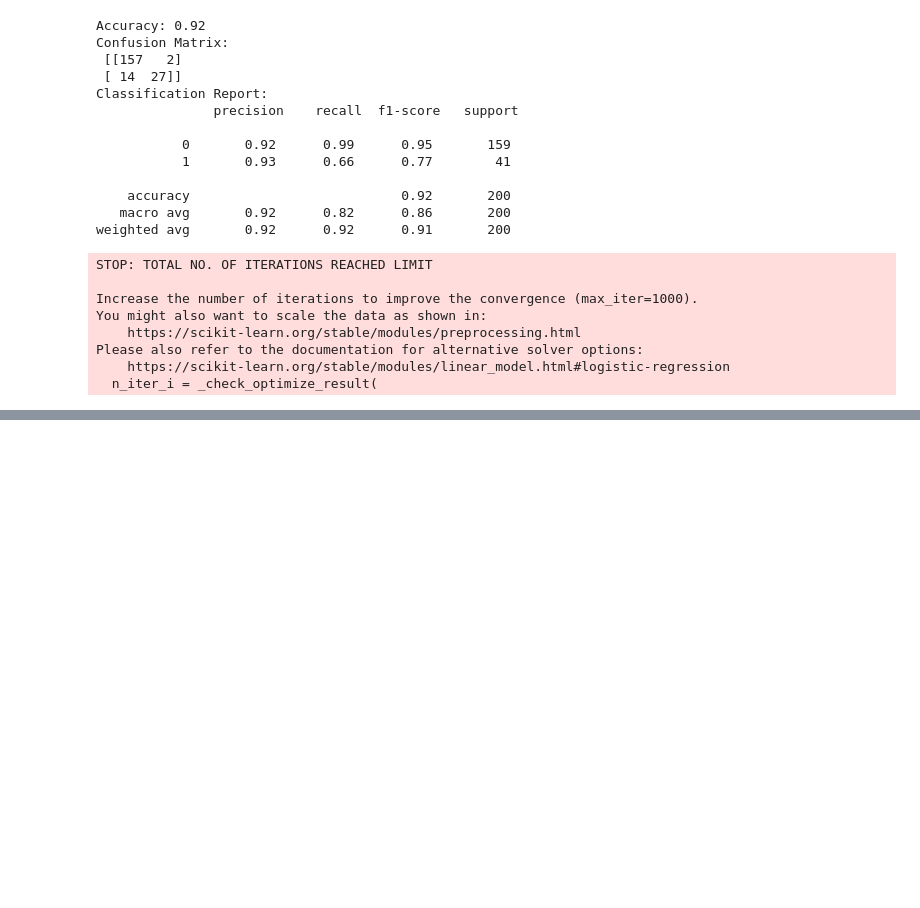
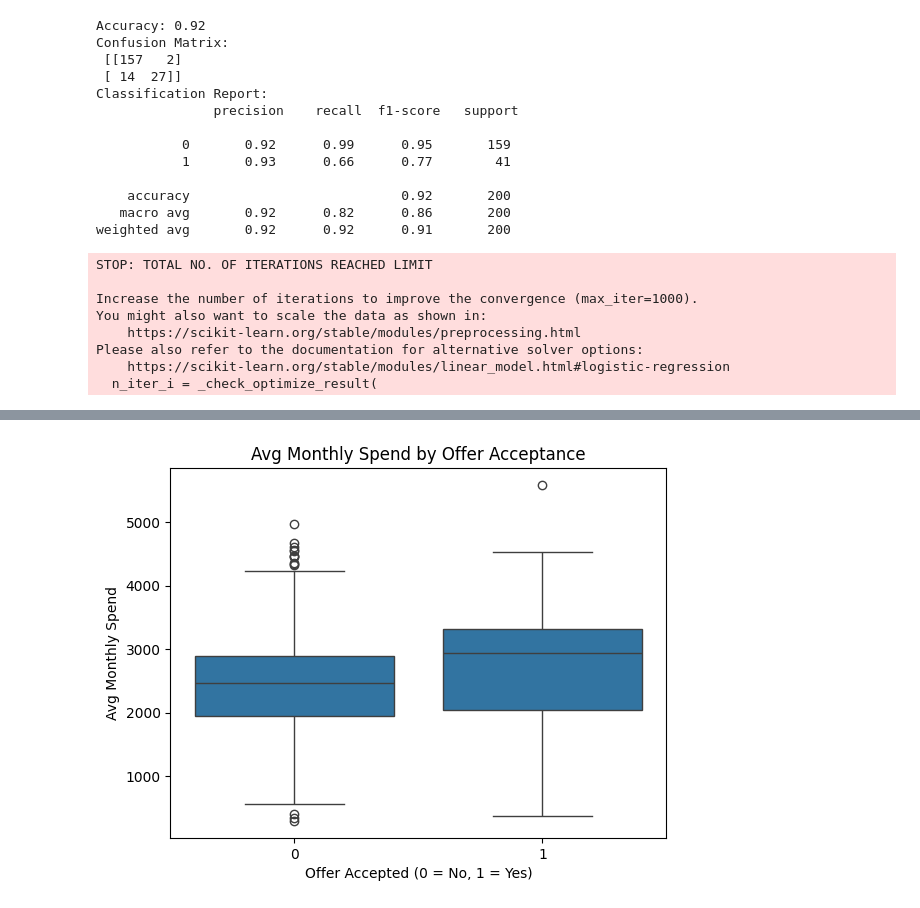
Before and after one commit to Japneet-29/Card-Spend-Analysis, a Jupyter notebook: card_offer_analysis.ipynb, the cells around one changed output, grey strips where cells are left out. Saved outputs shown, nothing was run; the diff lists cells and outputs as text; code cells hidden in the pictures; blank space fills up the shorter version.

```diff
--- a/card_offer_analysis.ipynb
+++ b/card_offer_analysis.ipynb
@@ -63,0 +74,8 @@ plt.show()
+# %%
+sns.boxplot(data=df, x='OfferAccepted', y='AvgMonthlySpend')
+plt.title('Avg Monthly Spend by Offer Acceptance')
+plt.xlabel('Offer Accepted (0 = No, 1 = Yes)')
+plt.ylabel('Avg Monthly Spend')
+plt.show()
+# %% [output]
+[figure, added]
```
Also changed, not shown: parts of 8 cells of this notebook, 8 other files.
